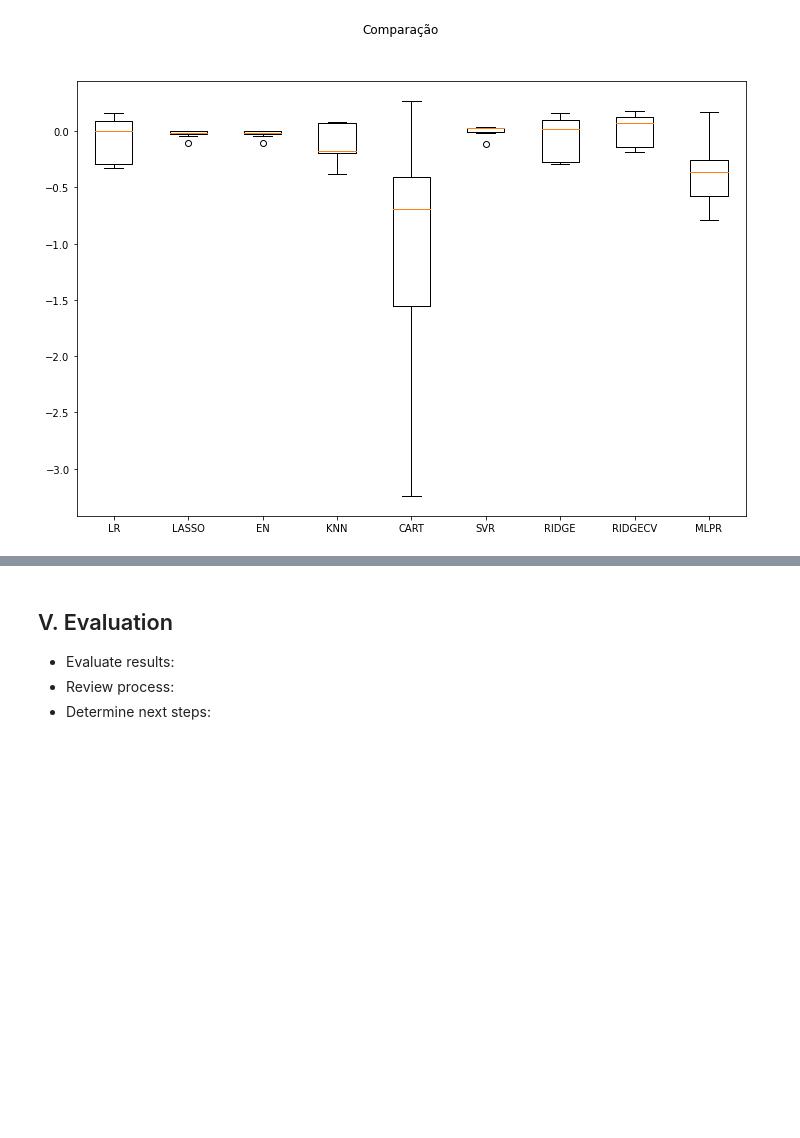
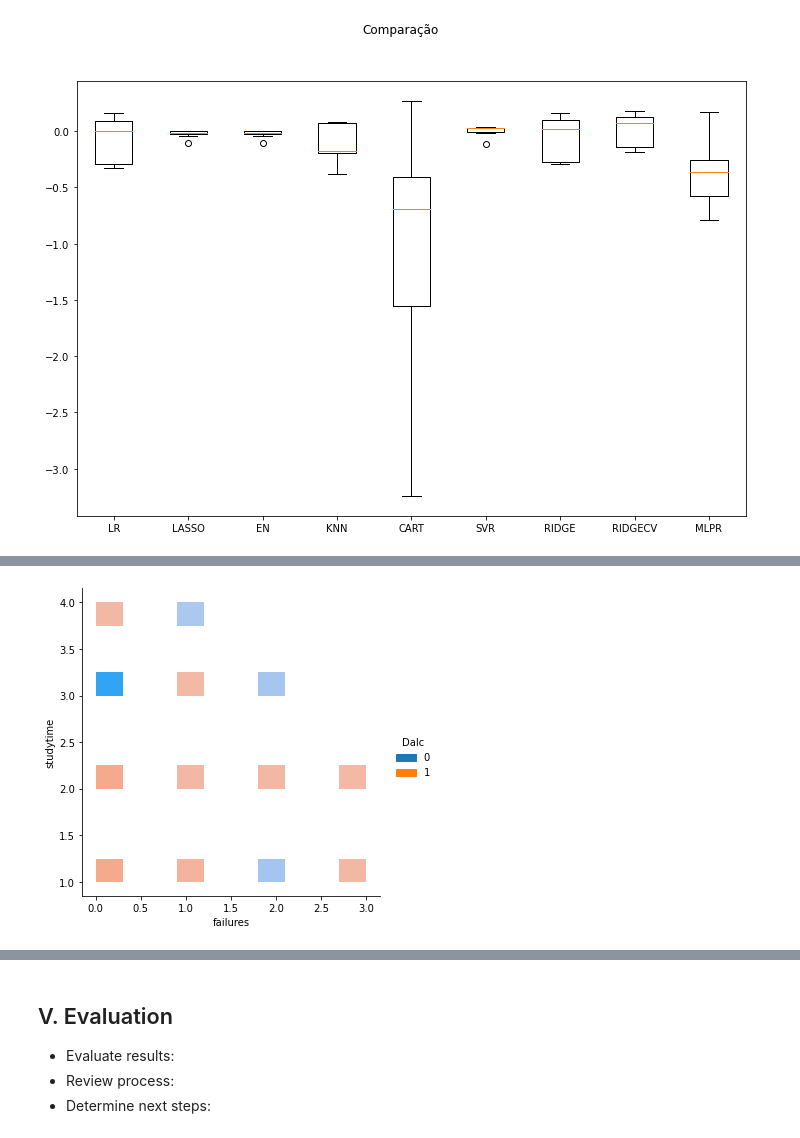
Before and after one commit to victorbombarda/Manipulacao_Dados_Avaliacao, a Jupyter notebook: Intro_Crisp_DM.ipynb, the cells around one changed output, grey strips where cells are left out. Cells and saved outputs as stored; diff of their text form; code cells hidden in the pictures; blank space fills up the shorter version.

```diff
--- a/Intro_Crisp_DM.ipynb
+++ b/Intro_Crisp_DM.ipynb
@@ -316,0 +341,5 @@ plt.show()
+# %%
+sns.displot(y="studytime", x = "failures",data=data_model, hue="Dalc")
+plt.show()
+# %% [output]
+[figure, added]
```
Also changed, not shown: parts of 8 cells of this notebook.
